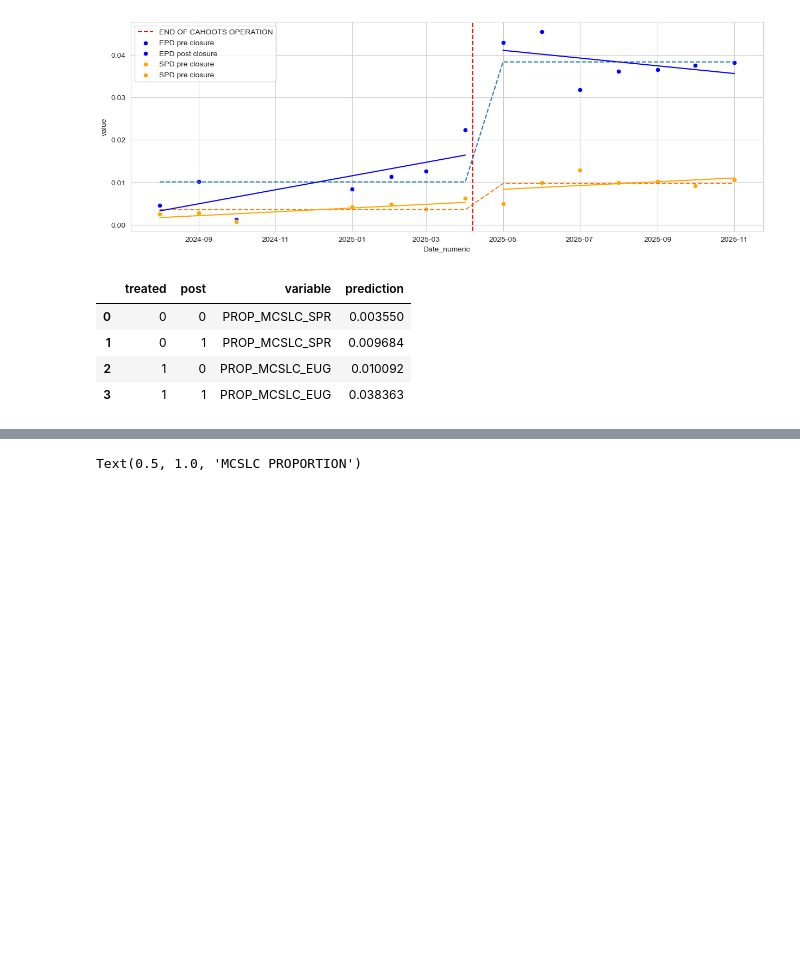
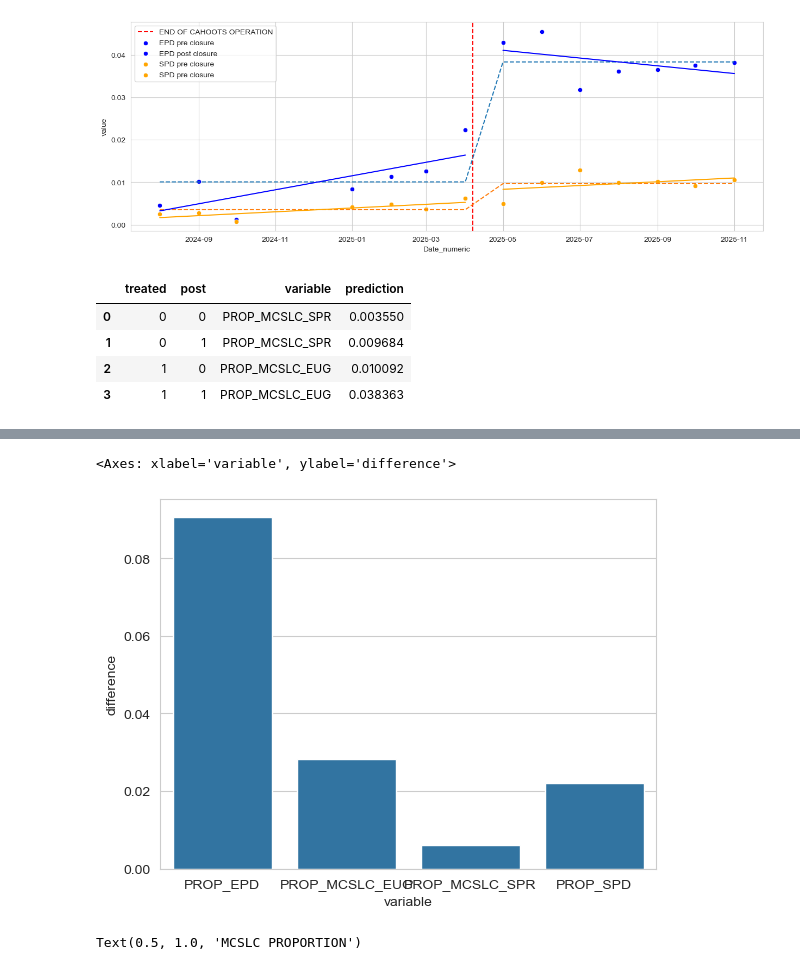
Before and after one commit to luhlig123/DataScienceInAction, a Jupyter notebook: DSCI410_Data_Processing.ipynb, the cells around one changed output, grey strips where cells are left out. Cells and saved outputs as stored; diff of their text form; code cells hidden in the pictures; blank space fills up the shorter version.

```diff
--- a/DSCI410_Data_Processing.ipynb
+++ b/DSCI410_Data_Processing.ipynb
@@ -1395,3 +1395,10 @@ MCSLC_PROP_RESULTS
 | 1 | 0 | 1 | PROP_MCSLC_SPR | 0.009684 |
 | 2 | 1 | 0 | PROP_MCSLC_EUG | 0.010092 |
 | 3 | 1 | 1 | PROP_MCSLC_EUG | 0.038363 |
+# %%
+OVERALL_PROP_RESULTS = pd.concat([EPD_SPD_PROP_RESULTS, MCSLC_PROP_RESULTS])
+OVERALL_PROP_RESULTS = OVERALL_PROP_RESULTS.pivot_table(index="variable", columns="post", values="prediction")
+OVERALL_PROP_RESULTS["difference"] = (OVERALL_PROP_RESULTS[0] - OVERALL_PROP_RESULTS[1]) * -1
+OVERALL_PROP_RESULTS = OVERALL_PROP_RESULTS.reset_index()
+
+OVERALL_PROP_RESULTS
@@ -1398,3 +1411,8 @@ MCSLC_PROP_RESULTS
+# %%
+sns.barplot(data=OVERALL_PROP_RESULTS, x = "variable", y = "difference")
+# %% [output]
+<Axes: xlabel='variable', ylabel='difference'>
+[figure, added]
 # %%
 fig, axes = plt.subplots(2, 2, figsize=(20, 10))
 
```
Also changed, not shown: parts of 31 cells of this notebook, 2 other files.
